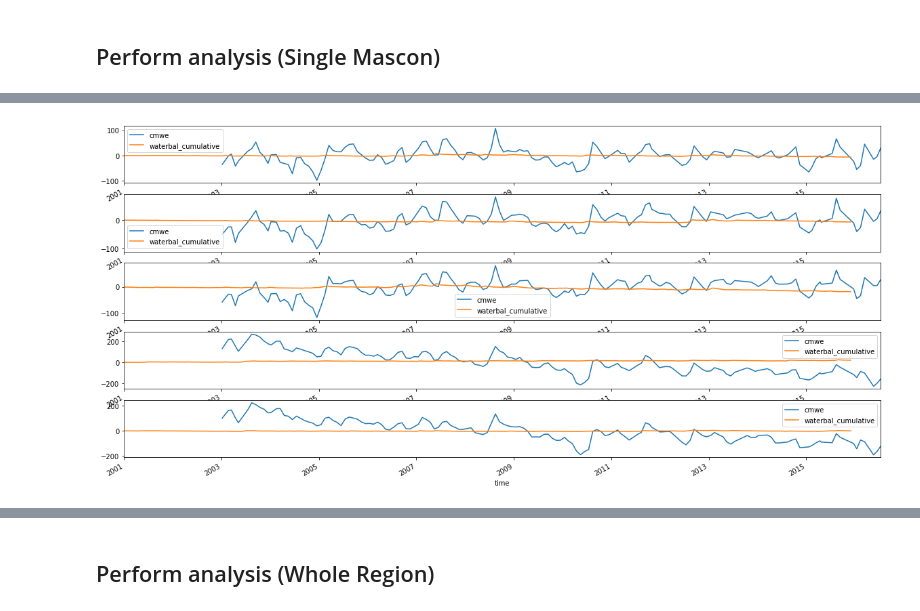
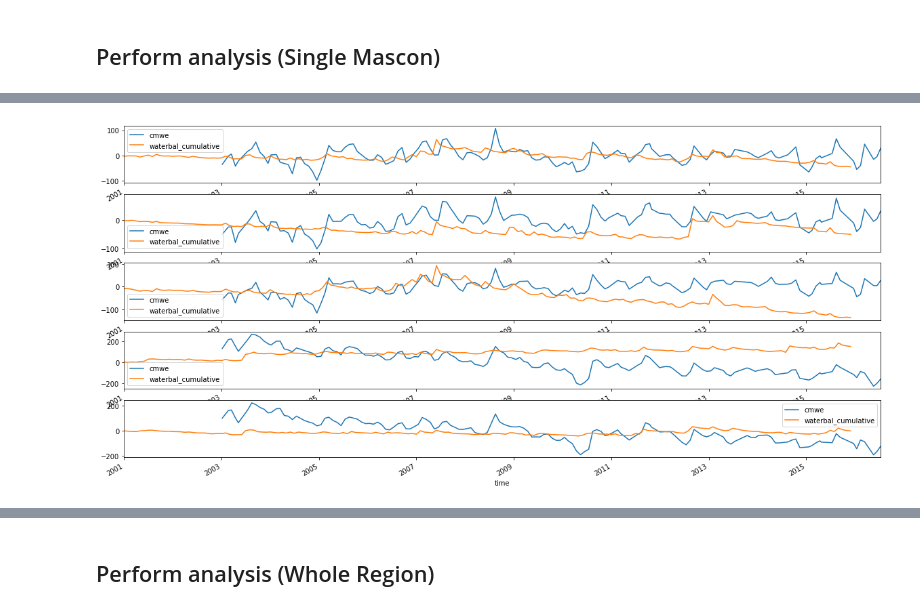
Before and after one commit to NASA-Planetary-Science/HiMAT, a Jupyter notebook: Projects/GRACE_MASCON/Grace_LIS.ipynb, the cells around one changed output, grey strips where cells are left out. Drawn from its saved outputs; the diff is of its cells as text; code cells hidden in the pictures.

```diff
--- a/Projects/GRACE_MASCON/Grace_LIS.ipynb
+++ b/Projects/GRACE_MASCON/Grace_LIS.ipynb
@@ -35,6 +29,9 @@ ModuleNotFoundError: No module named 'exceptions'
 # %%
 gracedat = '/Users/lsetiawan/Google Drive/APL_Work/HiMAT/GRACE/GSFC.glb.200301_201607_v02.3b-ICE6G.h5'
 lisdat = '/Users/lsetiawan/Google Drive/APL_Work/HiMAT/GRACE/LIS_by_mascon.pkl'
+
+gracedat = 'c:\work\datadrive\GRACE\GSFC.glb.200301_201607_v02.3b-ICE6G.h5'
+lisdat = 'c:\work\datadrive\LIS\LIS_by_mascon.pkl'
 # %%
 g = extract_grace(gracedat)
 # %% [output]
@@ -141,4 +138,4 @@ gracedf.head()
 # %% [markdown]
 ## Perform analysis (Single Mascon)
 # %%
-masconid = 6777
+masconid = 8064
@@ -145,11 +152,11 @@ masconid = 6777
 # %%
 f, ax = plt.subplots(nrows=5, figsize=(20, 10))
 
 for idx, masconid in enumerate(masconsid[:5]):
     # GRACE
-    gracedf[gracedf['mascon'] == masconid].plot(ax=ax[idx], y='cmwe')
+    (gracedf[gracedf['mascon'] == masconid]).plot(ax=ax[idx], y='cmwe')
 
     # LIS
-    lisdf[lisdf['mascon'] == masconid].plot(ax=ax[idx], y='waterbal_cumulative')
+    (lisdf[lisdf['mascon'] == masconid]*86400).plot(ax=ax[idx], y='waterbal_cumulative')
 # %% [output]
-[figure, old version]
+[figure, new version]
```
Also changed, not shown: parts of 11 cells of this notebook, 1 other file.
